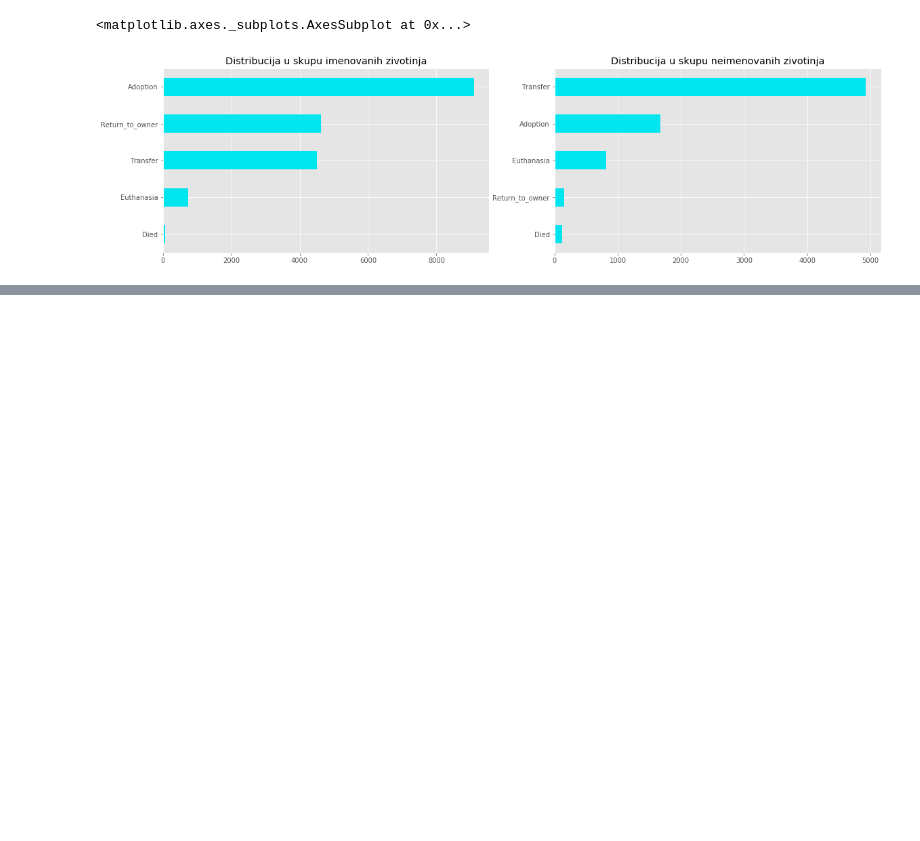
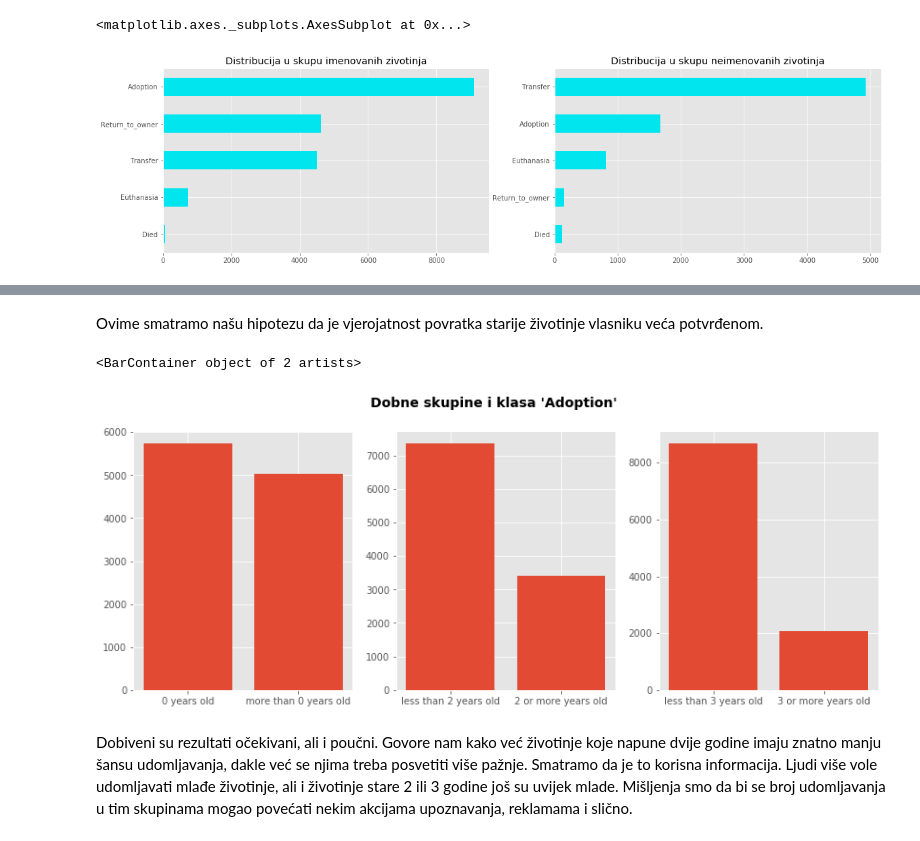
Before and after one commit to HrsakIva/StrojnoUcenje, a Jupyter notebook: pocetna_analiza.ipynb, the cells around one changed output, grey strips where cells are left out. Drawn from its saved outputs; the diff is of its cells as text; code cells hidden in the pictures; blank space fills up the shorter version.

```diff
--- a/pocetna_analiza.ipynb
+++ b/pocetna_analiza.ipynb
@@ -118,0 +174,35 @@ outcomeTypeNotNamed.plot(kind='barh', color='#00E5EE', title='Distribucija u sku
+# %% [markdown]
+Ovime smatramo našu hipotezu da je vjerojatnost povratka starije životinje vlasniku veća potvrđenom.
+# %%
+fig = plt.figure(figsize=(14, 5))
+fig.suptitle('Dobne skupine i klasa \'Adoption\'', fontsize=14, fontweight='bold')
+
+# two age groups in the class 'Adoption'
+# first, group 0 or more years old
+adoption_young = adopted[adopted['AgeuponOutcome']/365 < 1]
+adoption_old = adopted[adopted['AgeuponOutcome']/365 >= 1]
+
+fig.add_subplot(1, 3, 1)
+x = ['0 years old', 'more than 0 years old']
+plt.bar(x, height=[len(adoption_young), len(adoption_old)])
+
+# 2 years old
+adoption_young = adopted[adopted['AgeuponOutcome']/365 < 2]
+adoption_old = adopted[adopted['AgeuponOutcome']/365 >= 2]
+
+fig.add_subplot(1, 3, 2)
+x = ['less than 2 years old', '2 or more years old']
+plt.bar(x, height=[len(adoption_young), len(adoption_old)])
+
+# 3 years old
+adoption_young = adopted[adopted['AgeuponOutcome']/365 < 3]
+adoption_old = adopted[adopted['AgeuponOutcome']/365 >= 3]
+
+fig.add_subplot(1, 3, 3)
+x = ['less than 3 years old', '3 or more years old']
+plt.bar(x, height=[len(adoption_young), len(adoption_old)])
+# %% [output]
+<BarContainer object of 2 artists>
+[figure, added]
+# %% [markdown]
+Dobiveni su rezultati očekivani, ali i poučni. Govore nam kako već životinje koje napune dvije godine imaju znatno manju šansu udomljavanja, dakle već se njima treba posvetiti više pažnje. Smatramo da je to korisna informacija. Ljudi više vole udomljavati mlađe životinje, ali i životinje stare 2 ili 3 godine još su uvijek mlade. Mišljenja smo da bi se broj udomljavanja u tim skupinama mogao povećati nekim akcijama upoznavanja, reklamama i slično.
```
Also changed, not shown: parts of 10 cells of this notebook.
